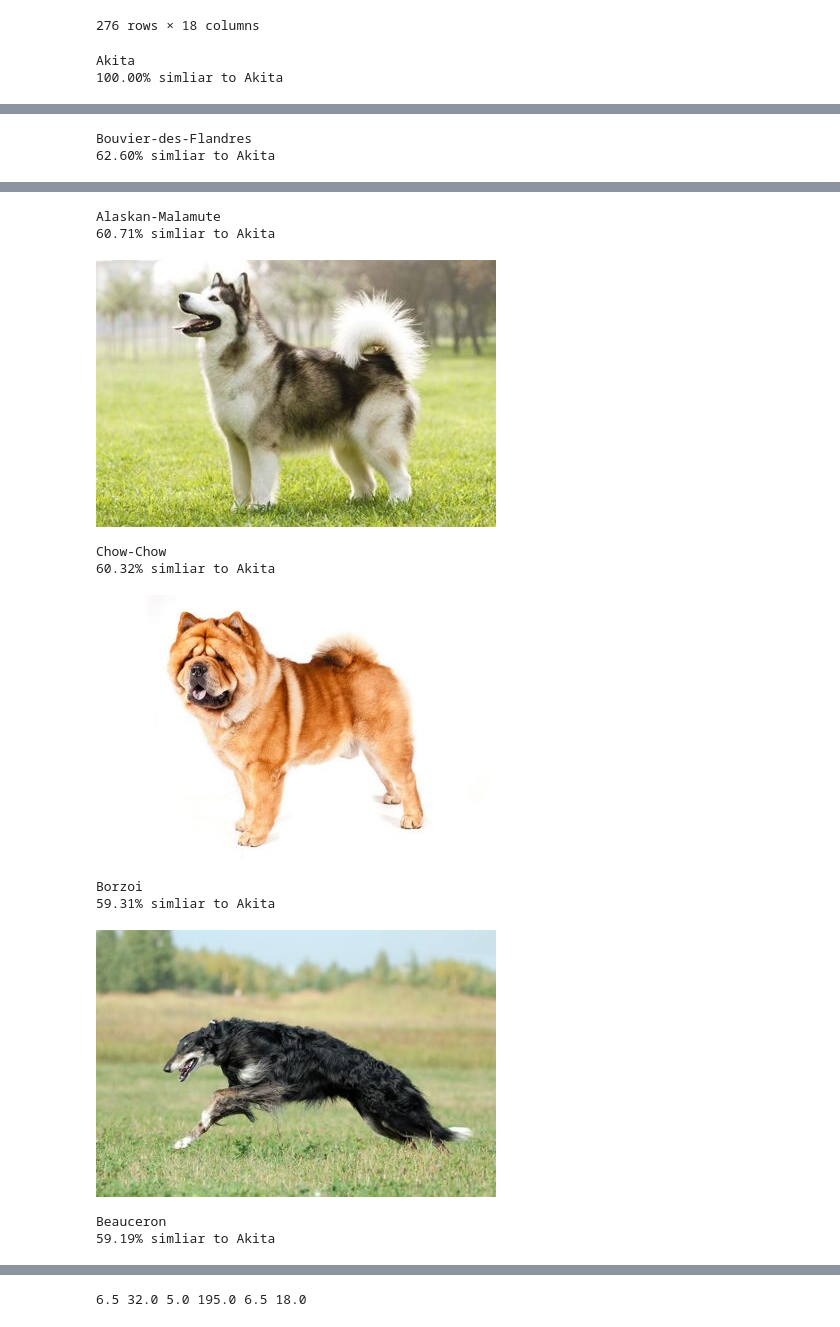
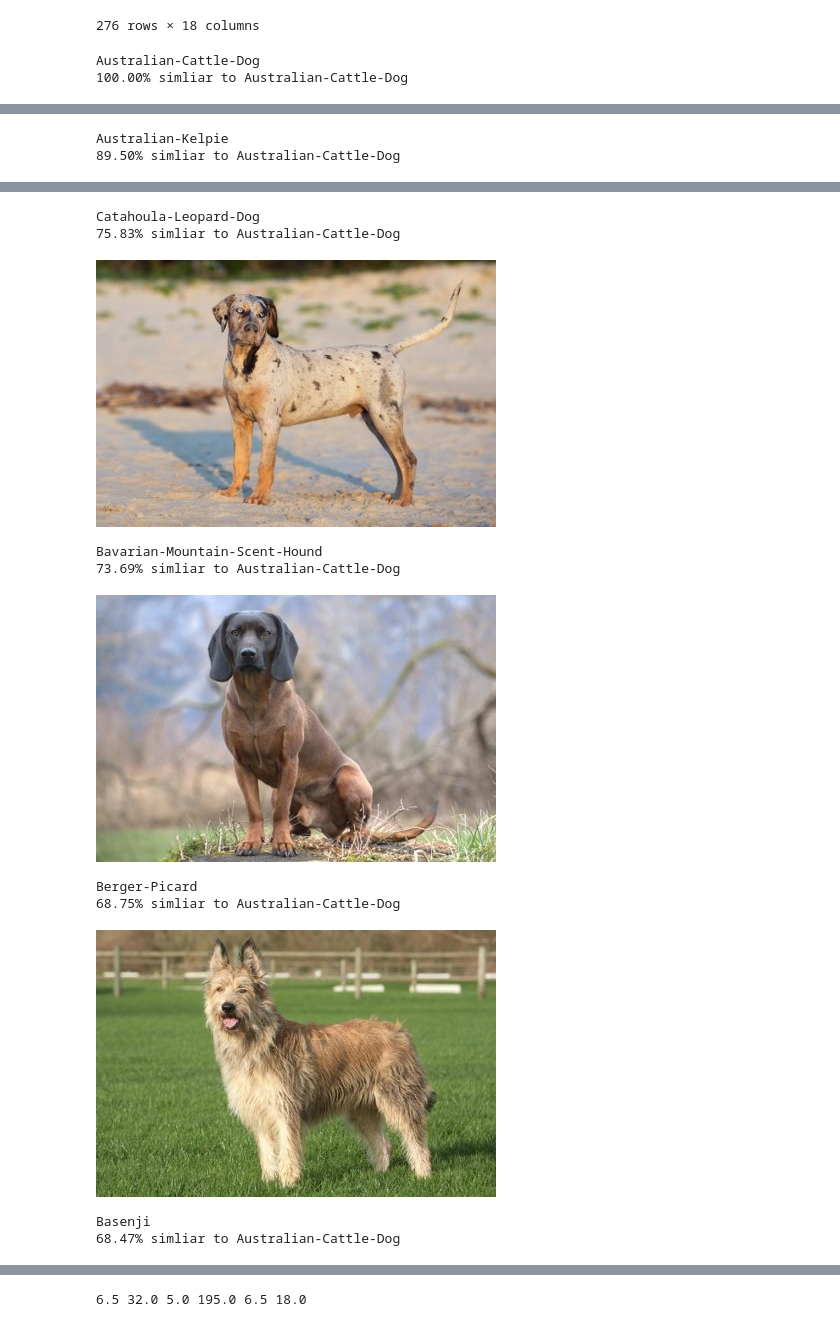
Before and after one commit to gihonglee/Dog_Breed_Recommendation, a Jupyter notebook: dog_analysis.ipynb, the cells around one changed output, grey strips where cells are left out. Cells and saved outputs as stored; diff of their text form; code cells hidden in the pictures.

```diff
--- a/dog_analysis.ipynb
+++ b/dog_analysis.ipynb
@@ -284,7 +290,7 @@ def euclidean_by_name(df, dog_name):
         print(format(d,'.2%'), "simliar to", dog_name)
         display(Image(filename=f'img/{name}.jpg'))
 # %%
-euclidean_by_name(df,"Akita")
+euclidean_by_name(df,"Australian-Cattle-Dog")
 # %% [output]
-Akita
-100.00% simliar to Akita
+Australian-Cattle-Dog
+100.00% simliar to Australian-Cattle-Dog
@@ -292,2 +298,2 @@ Akita
-Bouvier-des-Flandres
-62.60% simliar to Akita
+Australian-Kelpie
+89.50% simliar to Australian-Cattle-Dog
@@ -295,11 +301,11 @@ Bouvier-des-Flandres
-Alaskan-Malamute
-60.71% simliar to Akita
+Catahoula-Leopard-Dog
+75.83% simliar to Australian-Cattle-Dog
-[figure, old version]
+[figure, new version]
-Chow-Chow
-60.32% simliar to Akita
+Bavarian-Mountain-Scent-Hound
+73.69% simliar to Australian-Cattle-Dog
-[figure, old version]
+[figure, new version]
-Borzoi
-59.31% simliar to Akita
+Berger-Picard
+68.75% simliar to Australian-Cattle-Dog
-[figure, old version]
+[figure, new version]
-Beauceron
-59.19% simliar to Akita
+Basenji
+68.47% simliar to Australian-Cattle-Dog
```
Also changed, not shown: parts of 14 cells of this notebook, 3 other files.
